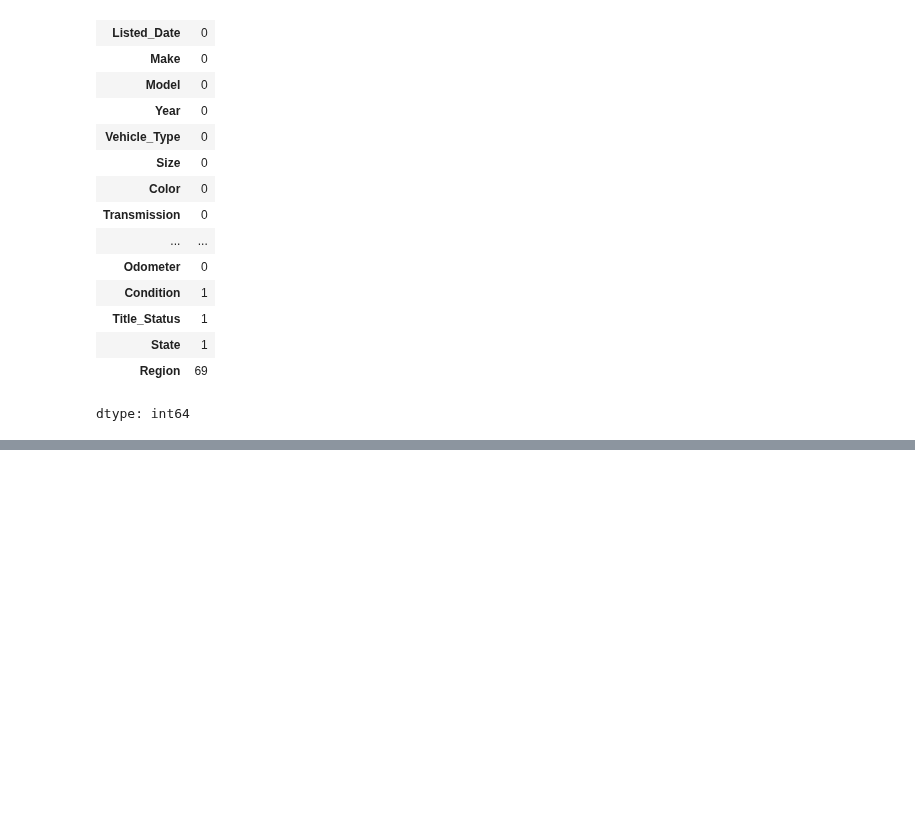
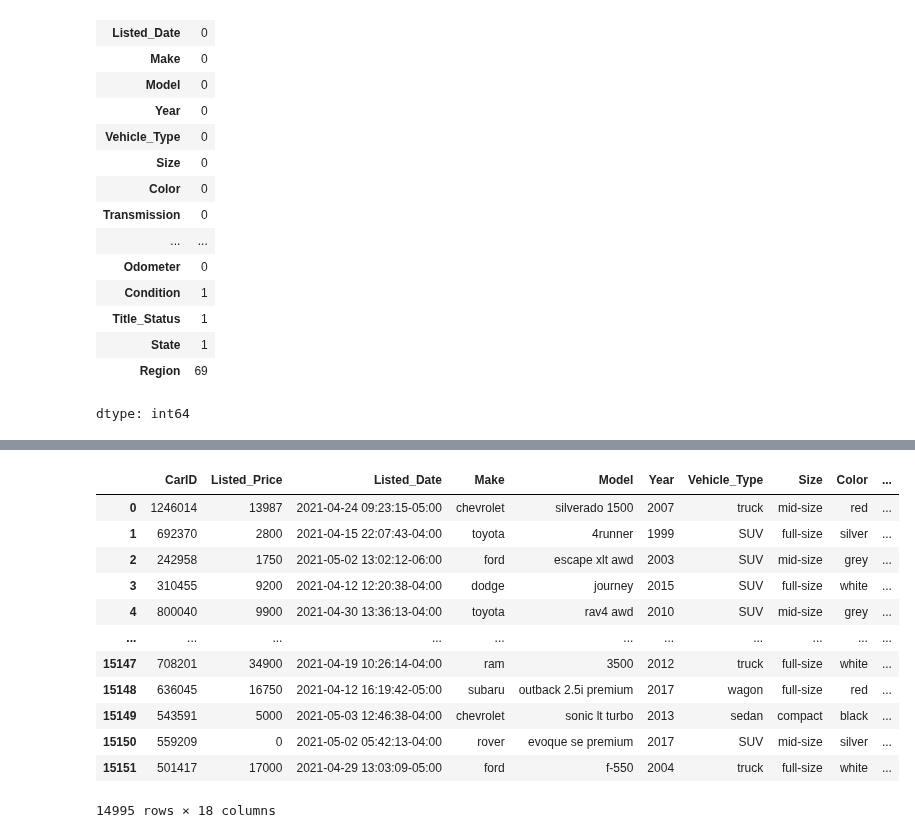
Before and after one commit to anshumbanga/Jason-Motor-Group, a Jupyter notebook: Jason Motor Group.ipynb, the cells around one changed output, grey strips where cells are left out. Drawn from its saved outputs; the diff is of its cells as text; code cells hidden in the pictures; blank space fills up the shorter version.

```diff
--- a/Jason Motor Group.ipynb
+++ b/Jason Motor Group.ipynb
@@ -155,0 +168,18 @@ dtype: int64
+# %%
+# dropping null values
+
+df.dropna()
+# %% [output]
+|  | CarID | Listed_Price | Listed_Date | Make | Model | Year | Vehicle_Type | Size | Color | ... |
+| 0 | 1246014 | 13987 | 2021-04-24 09:23:15-05:00 | chevrolet | silverado 1500 | 2007 | truck | mid-size | red | ... |
+| 1 | 692370 | 2800 | 2021-04-15 22:07:43-04:00 | toyota | 4runner | 1999 | SUV | full-size | silver | ... |
+| 2 | 242958 | 1750 | 2021-05-02 13:02:12-06:00 | ford | escape xlt awd | 2003 | SUV | mid-size | grey | ... |
+| 3 | 310455 | 9200 | 2021-04-12 12:20:38-04:00 | dodge | journey | 2015 | SUV | full-size | white | ... |
+| 4 | 800040 | 9900 | 2021-04-30 13:36:13-04:00 | toyota | rav4 awd | 2010 | SUV | mid-size | grey | ... |
+| ... | ... | ... | ... | ... | ... | ... | ... | ... | ... | ... |
+| 15147 | 708201 | 34900 | 2021-04-19 10:26:14-04:00 | ram | 3500 | 2012 | truck | full-size | white | ... |
+| 15148 | 636045 | 16750 | 2021-04-12 16:19:42-05:00 | subaru | outback 2.5i premium | 2017 | wagon | full-size | red | ... |
+| 15149 | 543591 | 5000 | 2021-05-03 12:46:38-04:00 | chevrolet | sonic lt turbo | 2013 | sedan | compact | black | ... |
+| 15150 | 559209 | 0 | 2021-05-02 05:42:13-04:00 | rover | evoque se premium | 2017 | SUV | mid-size | silver | ... |
+| 15151 | 501417 | 17000 | 2021-04-29 13:03:09-05:00 | ford | f-550 | 2004 | truck | full-size | white | ... |
+14995 rows × 18 columns
```
Also changed, not shown: parts of 5 cells of this notebook.
